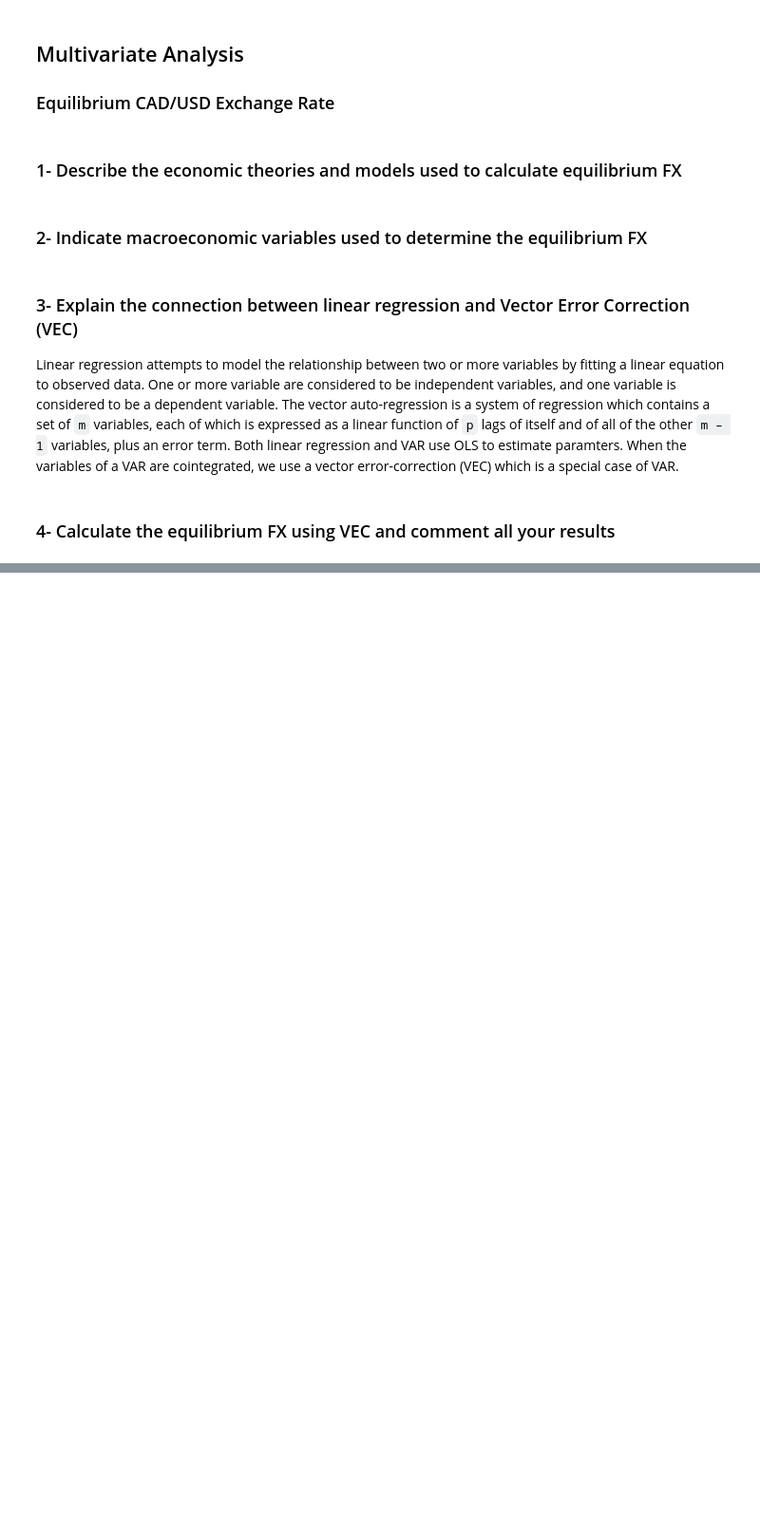
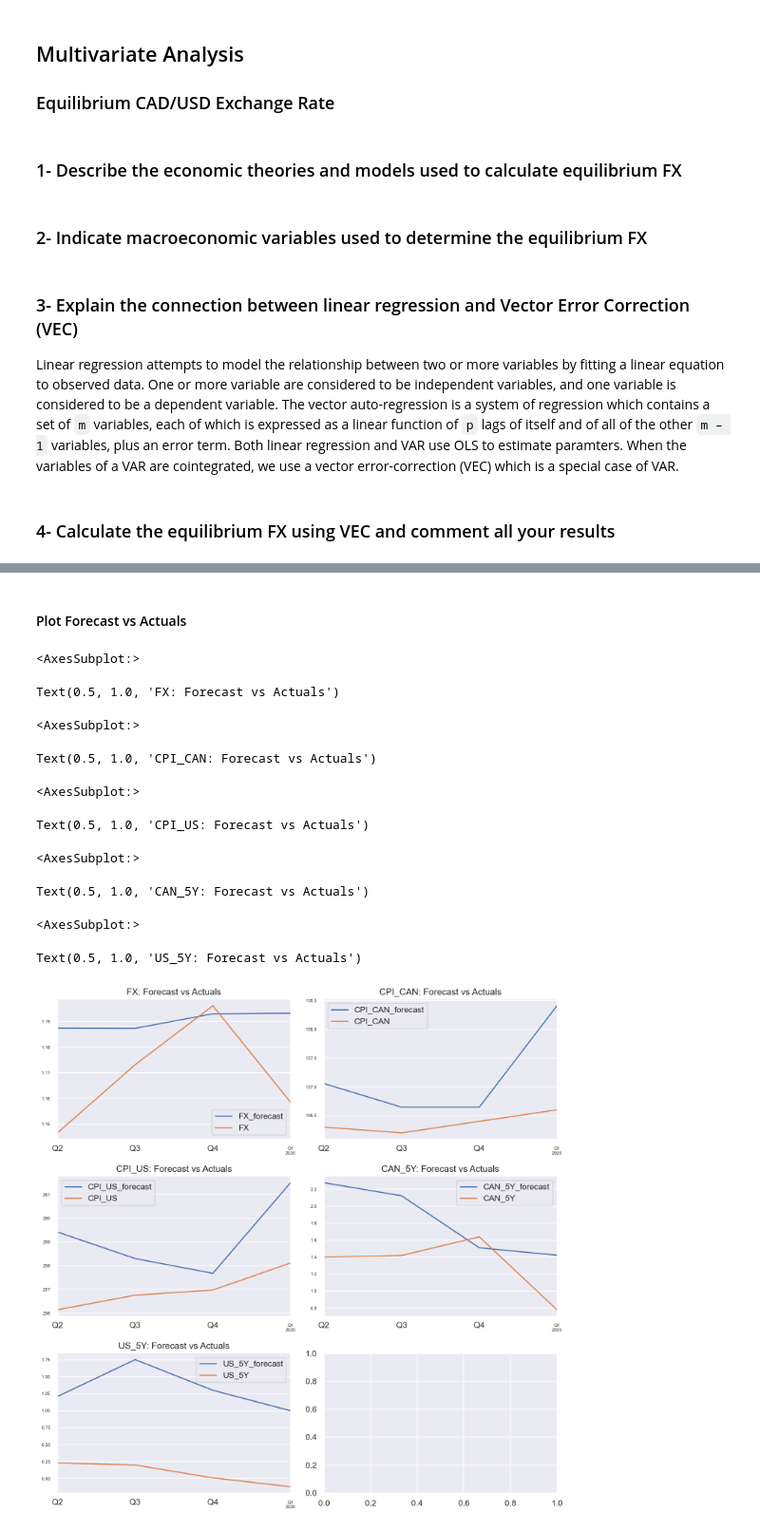
Before and after one commit to tlfmcooper/MscFE_610_ECON, a Jupyter notebook: submission_2.ipynb, the cells around one changed output, grey strips where cells are left out. Shown: that part at 95% size. Cells and saved outputs as stored; diff of their text form; code cells hidden in the pictures; blank space fills up the shorter version.

```diff
--- a/submission_2.ipynb
+++ b/submission_2.ipynb
@@ -139,0 +318,4 @@ The vector auto-regression is a system of regression which contains a set of `m`
+# %%
+vecm_model = VECM(endog=vecm_train, k_ar_diff=4, coint_rank=2, deterministic="co")
+vecm_fit = vecm_model.fit()
+vecm_fit.summary().tables[0]
@@ -139,0 +340,8 @@ The vector auto-regression is a system of regression which contains a set of `m`
+# %%
+forecast, lower, upper = vecm_fit.predict(4, 0.05)
+print("lower bounds of confidence intervals:")
+print(np.round(lower, 3))
+print("\npoint forecasts:")
+print(forecast.round(3))
+print("\nupper bounds of confidence intervals:")
+print(upper.round(3))
@@ -139,0 +366,4 @@ The vector auto-regression is a system of regression which contains a set of `m`
+# %%
+forecast_df = pd.DataFrame(forecast, index=vecm_test.index, columns=vecm_test.columns)
+forecast_df.rename(lambda x: f"{x}_forecast", axis=1, inplace=True)
+forecast_df
@@ -139,0 +376,30 @@ The vector auto-regression is a system of regression which contains a set of `m`
+# %% [markdown]
+#### Plot Forecast vs Actuals
+# %%
+fig, axes = plt.subplots(
+    nrows=int(len(vecm_data.columns) / 2 + 1), ncols=2, dpi=150, figsize=(10, 10)
+)
+for i, (col, ax) in enumerate(zip(vecm_data.columns, axes.flatten())):
+    forecast_df[f"{col}_forecast"].plot(legend=True, ax=ax).autoscale(
+        axis="x", tight=True
+    )
+    vecm_test[col][-nobs:].plot(legend=True, ax=ax)
+    ax.set_title(col + ": Forecast vs Actuals")
+    ax.xaxis.set_ticks_position("none")
+    ax.yaxis.set_ticks_position("none")
+    ax.spines["top"].set_alpha(0)
+    ax.tick_params(labelsize=6)
+
+plt.tight_layout()
+# %% [output]
+<AxesSubplot:>
+Text(0.5, 1.0, 'FX: Forecast vs Actuals')
+<AxesSubplot:>
+Text(0.5, 1.0, 'CPI_CAN: Forecast vs Actuals')
+<AxesSubplot:>
+Text(0.5, 1.0, 'CPI_US: Forecast vs Actuals')
+<AxesSubplot:>
+Text(0.5, 1.0, 'CAN_5Y: Forecast vs Actuals')
+<AxesSubplot:>
+Text(0.5, 1.0, 'US_5Y: Forecast vs Actuals')
+[figure, added]
```
Also changed, not shown: parts of 40 cells of this notebook.
